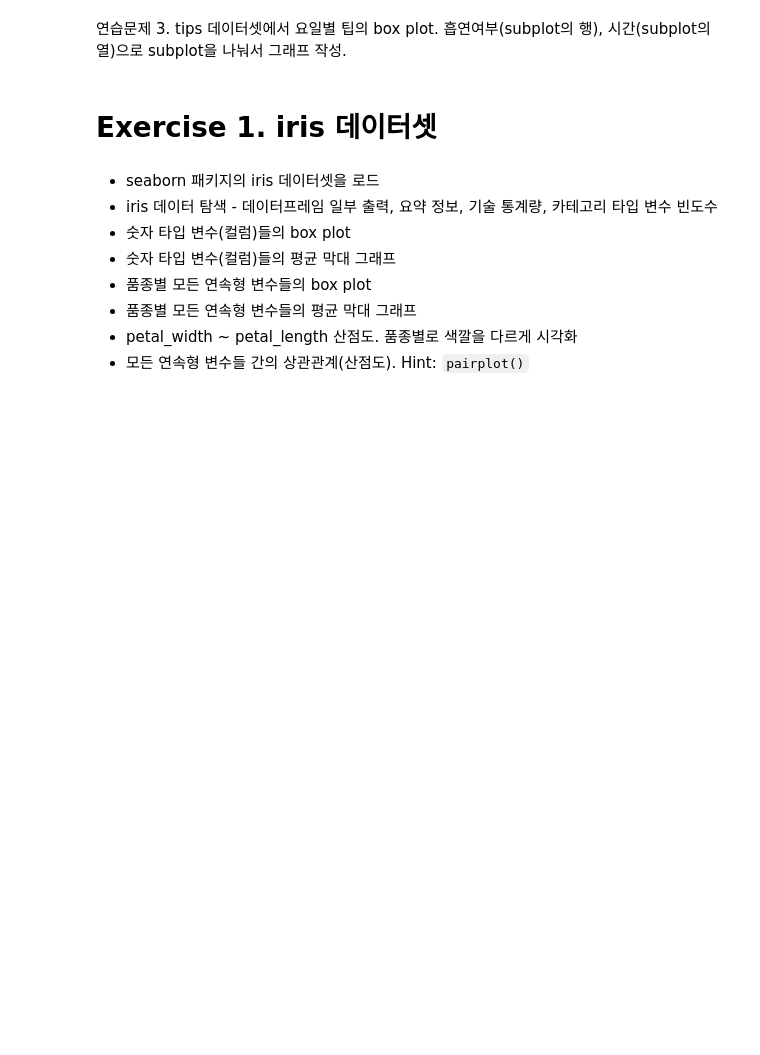
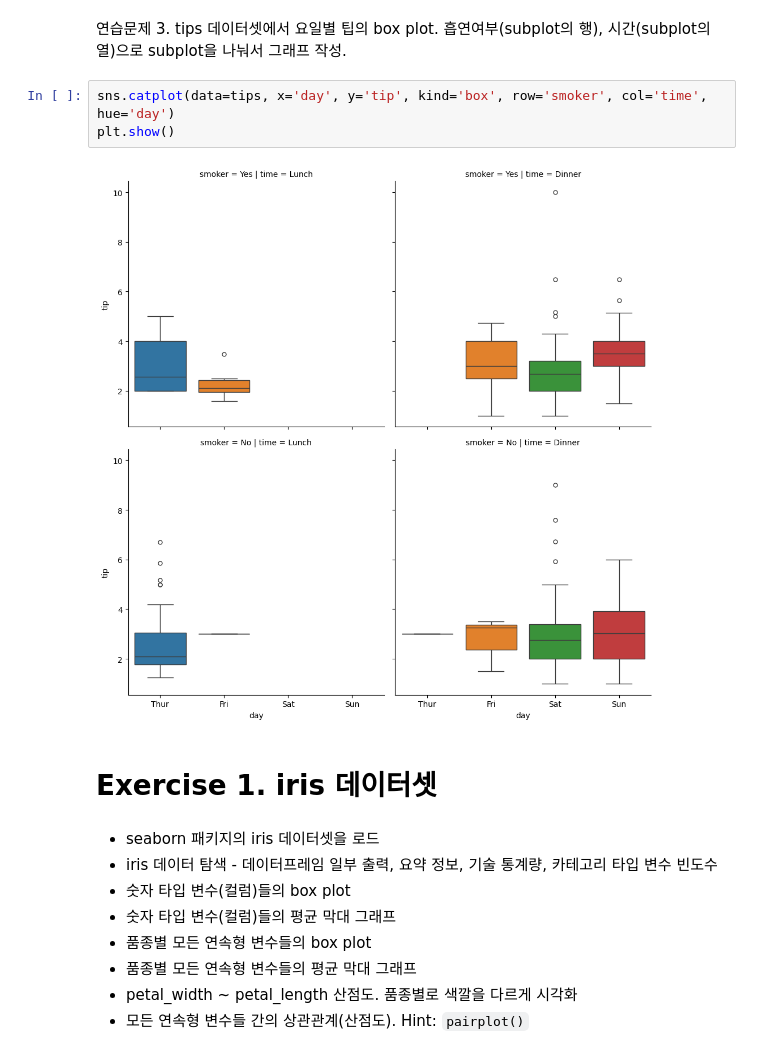
Before and after one commit to JakeOh/202504_itwill_oracle88, a Jupyter notebook: python21.ipynb, the cells around one changed output. Drawn from its saved outputs; the diff is of its cells as text; blank space fills up the shorter version.

```diff
--- a/python21.ipynb
+++ b/python21.ipynb
@@ -451,5 +485,10 @@ dtype: float64
 # %% [markdown]
 연습문제 3. tips 데이터셋에서 요일별 팁의 box plot. 흡연여부(subplot의 행), 시간(subplot의 열)으로 subplot을 나눠서 그래프 작성.
+# %%
+sns.catplot(data=tips, x='day', y='tip', kind='box', row='smoker', col='time', hue='day')
+plt.show()
+# %% [output]
+[figure, added]
 # %% [markdown]
 # Exercise 1. iris 데이터셋
 # %% [markdown]
```
Also changed, not shown: parts of 22 cells of this notebook.
